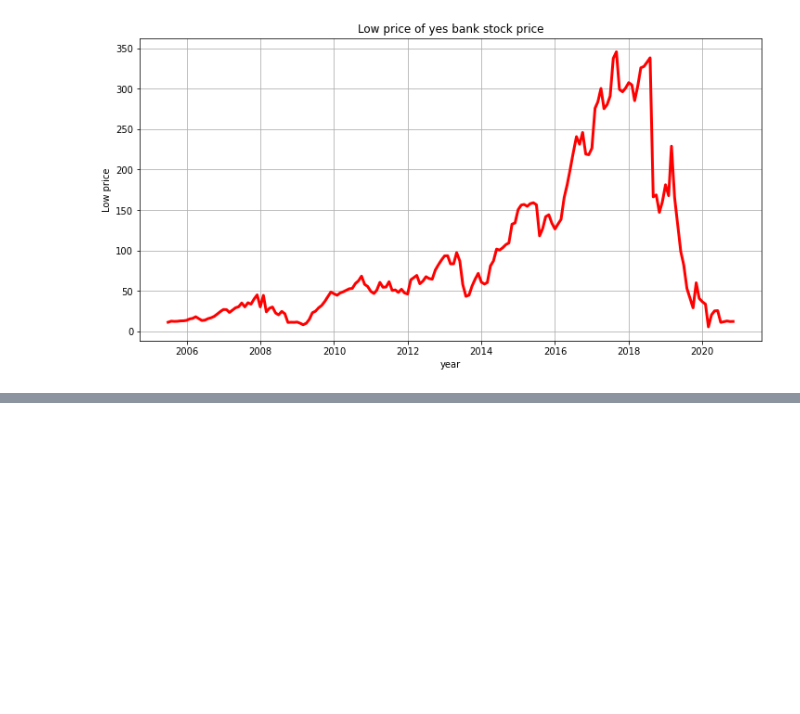
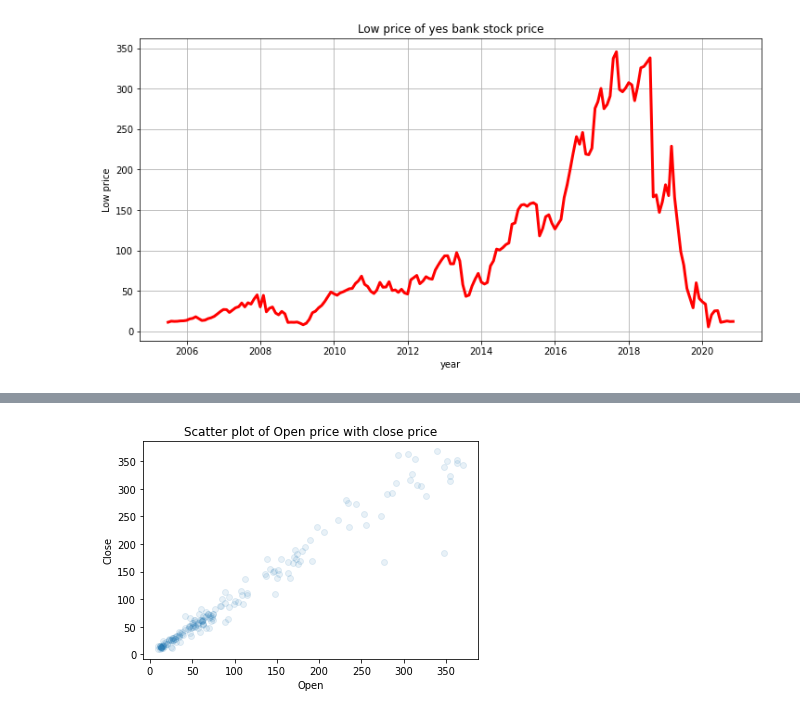
Before and after one commit to shaad4224/yes_Bank_Stock_Closing_Price_Prediction, a Jupyter notebook: yes_Bank_Stock_Closing_Price_Prediction.ipynb, the cells around one changed output, grey strips where cells are left out. Drawn from its saved outputs; the diff is of its cells as text; code cells hidden in the pictures; blank space fills up the shorter version.

```diff
--- a/yes_Bank_Stock_Closing_Price_Prediction.ipynb
+++ b/yes_Bank_Stock_Closing_Price_Prediction.ipynb
@@ -201,0 +223,8 @@ plt.show()
+# %%
+plt.scatter(df['Open'],df['Close'],alpha=0.1)
+plt.title('Scatter plot of Open price with close price')
+plt.xlabel('Open')
+plt.ylabel('Close')
+plt.show()
+# %% [output]
+[figure, added]
```
Also changed, not shown: parts of 3 cells of this notebook.
